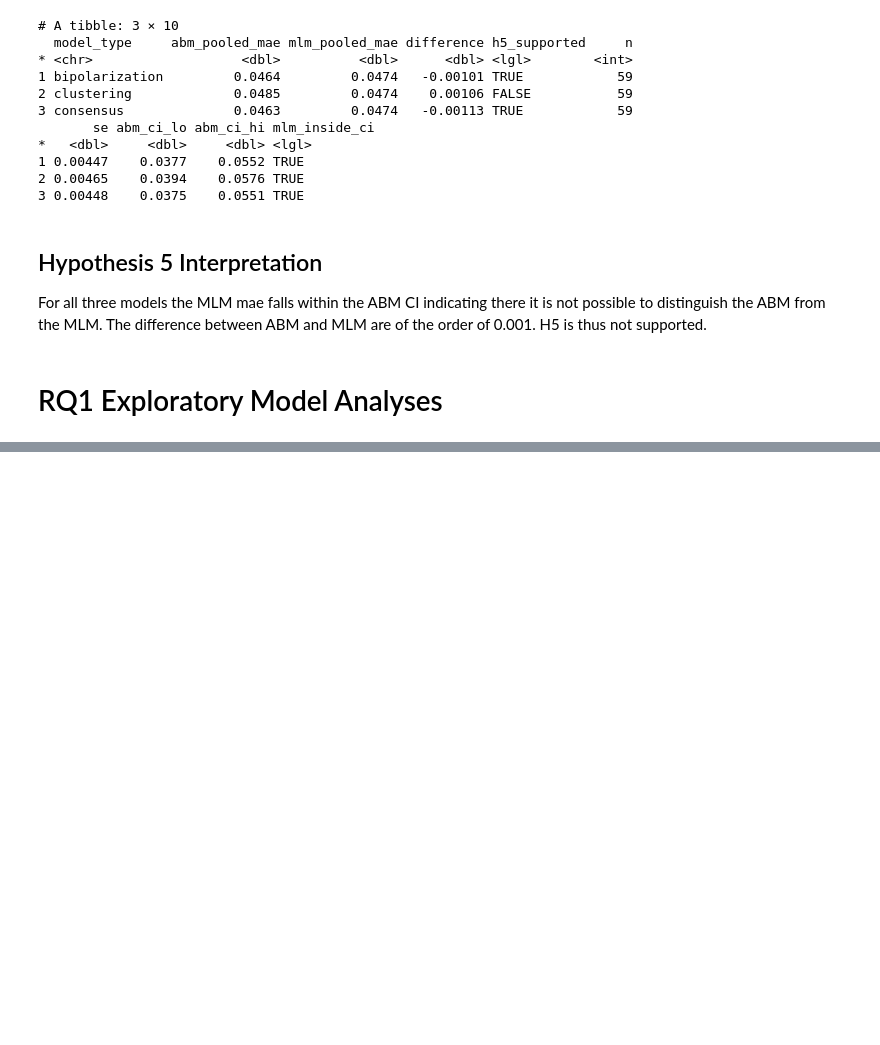
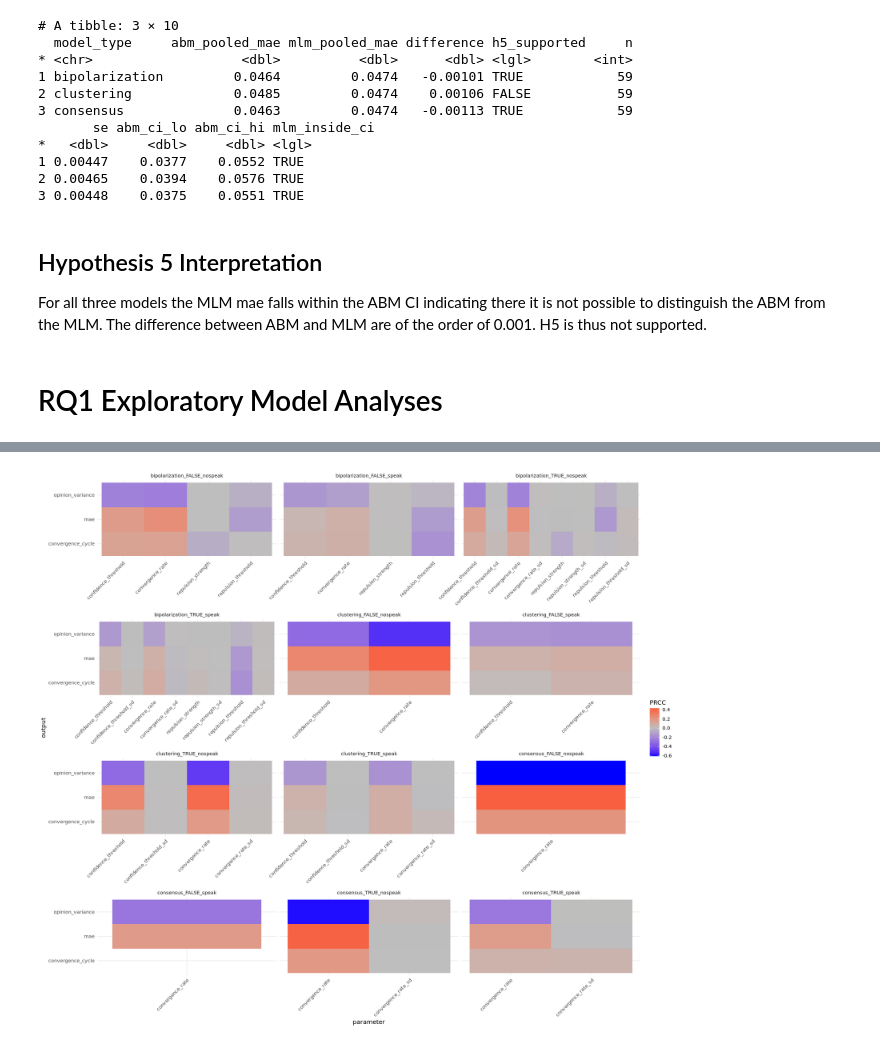
Before and after one commit to NomNom-tk/AGROPT-MODEL, a Jupyter notebook: data-anal/week of 27-4/Hypotheses.ipynb, the cells around one changed output, grey strips where cells are left out. Cells and saved outputs as stored; diff of their text form; code cells hidden in the pictures; blank space fills up the shorter version.

```diff
--- a/data-anal/week of 27-4/Hypotheses.ipynb
+++ b/data-anal/week of 27-4/Hypotheses.ipynb
@@ -770,0 +541,5 @@ A grouped_df: 35 × 6
+# %%
+options(repr.plot.width = 16, repr.plot.height = 14)
+lhs_outputs$plots$prcc()
+# %% [output]
+[figure, added]
```
Also changed, not shown: parts of 24 cells of this notebook, 4 other files.
